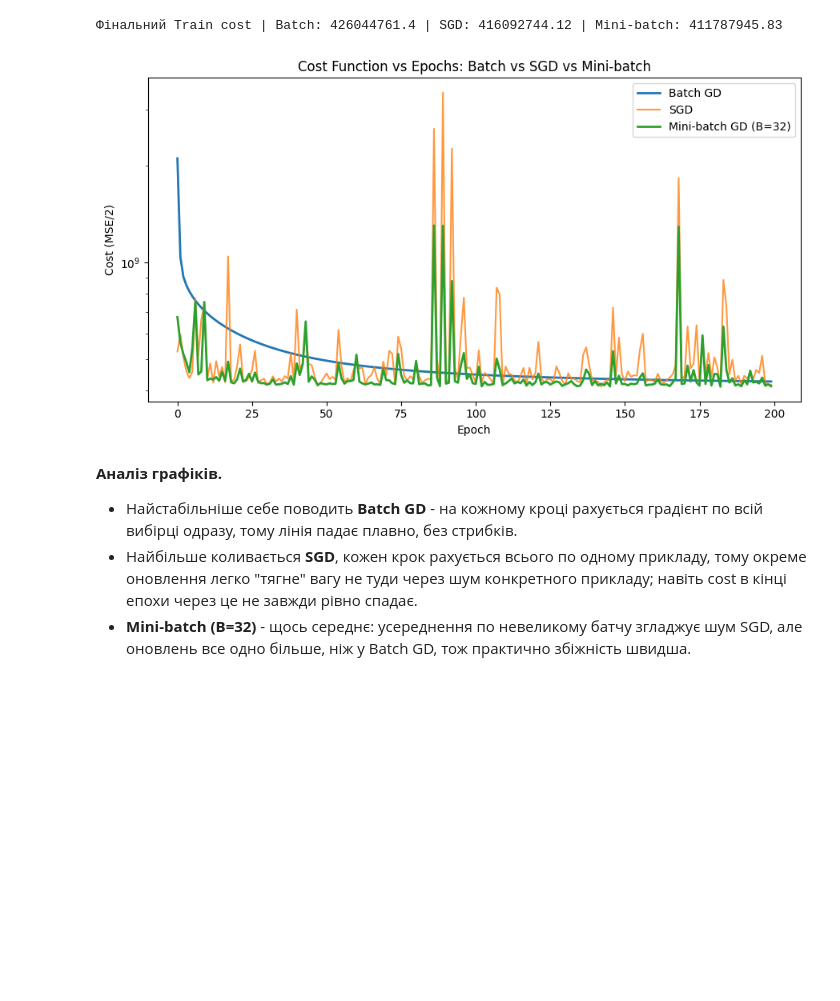
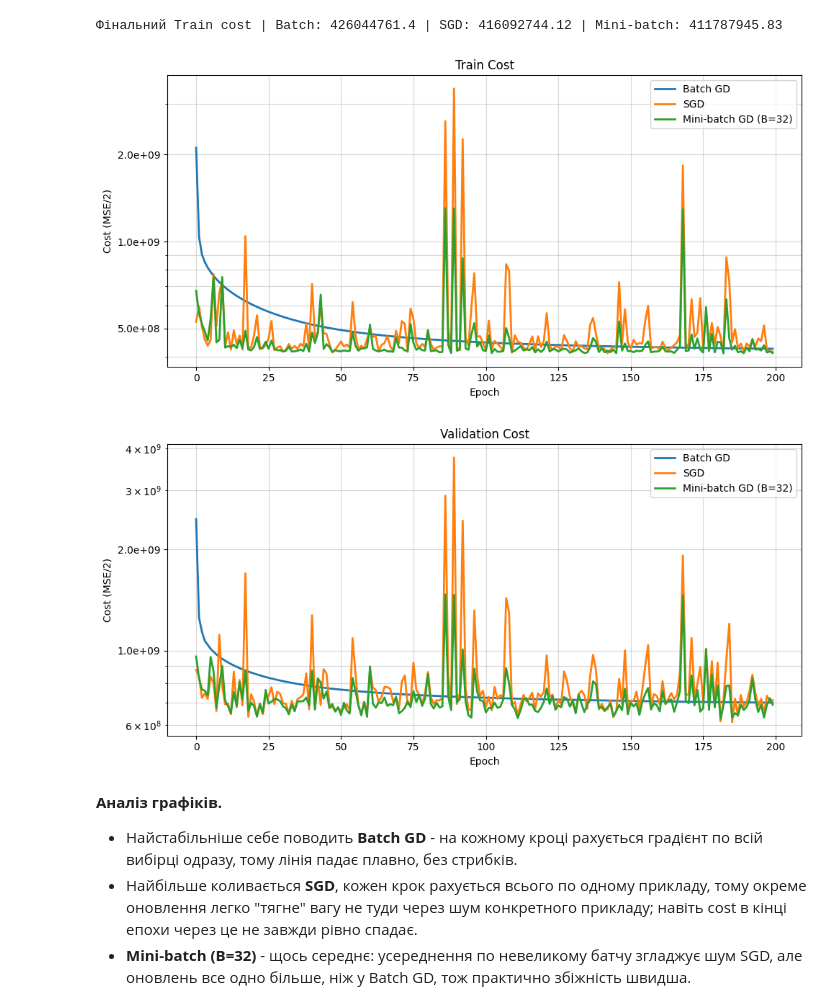
Before and after one commit to AlinaPavlenk18/machine-learning, a Jupyter notebook: lab1/lab1.ipynb, the cells around one changed output. Saved outputs shown, nothing was run; the diff lists cells and outputs as text; code cells hidden in the pictures; blank space fills up the shorter version.

```diff
--- a/lab1/lab1.ipynb
+++ b/lab1/lab1.ipynb
@@ -358,18 +355,21 @@ class LinearRegressionNumpy:
 векторизованого рахунку градієнта (градієнт всередині циклу все одно рахується
 матрично, одним виразом).
 # %%
-def train_batch_gd(X, y, lr=0.1, epochs=200):
+def train_batch_gd(X, y, X_val, y_val, lr=0.1, epochs=200):
     model = LinearRegressionNumpy(X.shape[1])
+    model.val_history = []
     for epoch in range(epochs):
         dw, db = model.compute_gradients(X, y)
         model.update_params(dw, db, lr)
         model.history.append(model.compute_cost(X, y))
+        model.val_history.append(model.compute_cost(X_val, y_val))
     return model
 
 
-def train_sgd(X, y, lr=0.01, epochs=200, seed=42):
+def train_sgd(X, y, X_val, y_val, lr=0.01, epochs=200, seed=42):
     rng = np.random.default_rng(seed)
     model = LinearRegressionNumpy(X.shape[1])
+    model.val_history = []
     m = X.shape[0]
     for epoch in range(epochs):
         idx = rng.permutation(m)
@@ -379,12 +379,14 @@ def train_sgd(X, y, lr=0.01, epochs=200, seed=42):
             dw, db = model.compute_gradients(xi, yi)
             model.update_params(dw, db, lr)
         model.history.append(model.compute_cost(X, y))
+        model.val_history.append(model.compute_cost(X_val, y_val))
     return model
 
 
-def train_minibatch_gd(X, y, lr=0.05, epochs=200, batch_size=32, seed=42):
+def train_minibatch_gd(X, y, X_val, y_val, lr=0.05, epochs=200, batch_size=32, seed=42):
     rng = np.random.default_rng(seed)
     model = LinearRegressionNumpy(X.shape[1])
+    model.val_history = []
     m = X.shape[0]
     for epoch in range(epochs):
         idx = rng.permutation(m)
@@ -395,12 +397,13 @@ def train_minibatch_gd(X, y, lr=0.05, epochs=200, batch_size=32, seed=42):
             dw, db = model.compute_gradients(xb, yb)
             model.update_params(dw, db, lr)
         model.history.append(model.compute_cost(X, y))
+        model.val_history.append(model.compute_cost(X_val, y_val))
     return model
 # %%
 EPOCHS = 200
-model_batch = train_batch_gd(Xtr, ytr, lr=0.3, epochs=EPOCHS)
-model_sgd = train_sgd(Xtr, ytr, lr=0.01, epochs=EPOCHS)
-model_mb = train_minibatch_gd(Xtr, ytr, lr=0.1, epochs=EPOCHS, batch_size=32)
+model_batch = train_batch_gd(Xtr, ytr, Xva, yva, lr=0.3, epochs=EPOCHS)
+model_sgd = train_sgd(Xtr, ytr, Xva, yva, lr=0.01, epochs=EPOCHS)
+model_mb = train_minibatch_gd(Xtr, ytr, Xva, yva, lr=0.1, epochs=EPOCHS, batch_size=32)
 
 print("Фінальний Train cost | Batch:", round(model_batch.history[-1], 2),
       "| SGD:", round(model_sgd.history[-1], 2),
@@ -408,19 +411,54 @@ print("Фінальний Train cost | Batch:", round(model_batch.history[-1], 2
 # %% [output]
 Фінальний Train cost | Batch: 426044761.4 | SGD: 416092744.12 | Mini-batch: 411787945.83
 # %%
-plt.figure(figsize=(9, 5))
-plt.plot(model_batch.history, label='Batch GD', linewidth=2)
-plt.plot(model_sgd.history, label='SGD', alpha=0.8)
-plt.plot(model_mb.history, label='Mini-batch GD (B=32)', linewidth=2)
+import matplotlib.pyplot as plt
+import matplotlib.ticker as ticker
+
+models_info = [
+    (model_batch, 'Batch GD'),
+    (model_sgd, 'SGD'),
+    (model_mb, 'Mini-batch GD (B=32)'),
+]
+
+def format_log(y, pos):
+    return f"{y:.1e}"
+
+plt.figure(figsize=(10, 5))
+for model, name in models_info:
+    plt.plot(model.history, label=name, linewidth=2)
+
 plt.xlabel('Epoch')
 plt.ylabel('Cost (MSE/2)')
-plt.title('Cost Function vs Epochs: Batch vs SGD vs Mini-batch')
+plt.title('Train Cost')
+plt.yscale('log')
+
+plt.gca().yaxis.set_major_locator(ticker.LogLocator(base=10.0, subs=(1.0, 2.0, 5.0)))
+plt.gca().yaxis.set_major_formatter(ticker.FuncFormatter(format_log))
+
+plt.grid(True, which="both", alpha=0.5)
 plt.legend()
-plt.yscale('log')
 plt.tight_layout()
 plt.show()
+
+plt.figure(figsize=(10, 5))
+for model, name in models_info:
+    plt.plot(model.val_history, label=name, linewidth=2)
+
+plt.xlabel('Epoch')
+plt.ylabel('Cost (MSE/2)')
+plt.title('Validation Cost')
+plt.yscale('log')
+
+plt.gca().yaxis.set_major_locator(ticker.LogLocator(base=10.0, subs=(1.0, 2.0, 5.0)))
+plt.gca().yaxis.set_major_formatter(ticker.FuncFormatter(format_log))
+
+plt.grid(True, which="both", alpha=0.5)
+plt.legend()
+plt.tight_layout()
+plt.show()
 # %% [output]
-[figure, old version]
+[figure, new version]
+[figure, added]
 # %% [markdown]
 **Аналіз графіків.**
 - Найстабільніше себе поводить **Batch GD** - на кожному кроці рахується градієнт
```
Also changed, not shown: parts of 7 cells of this notebook.
